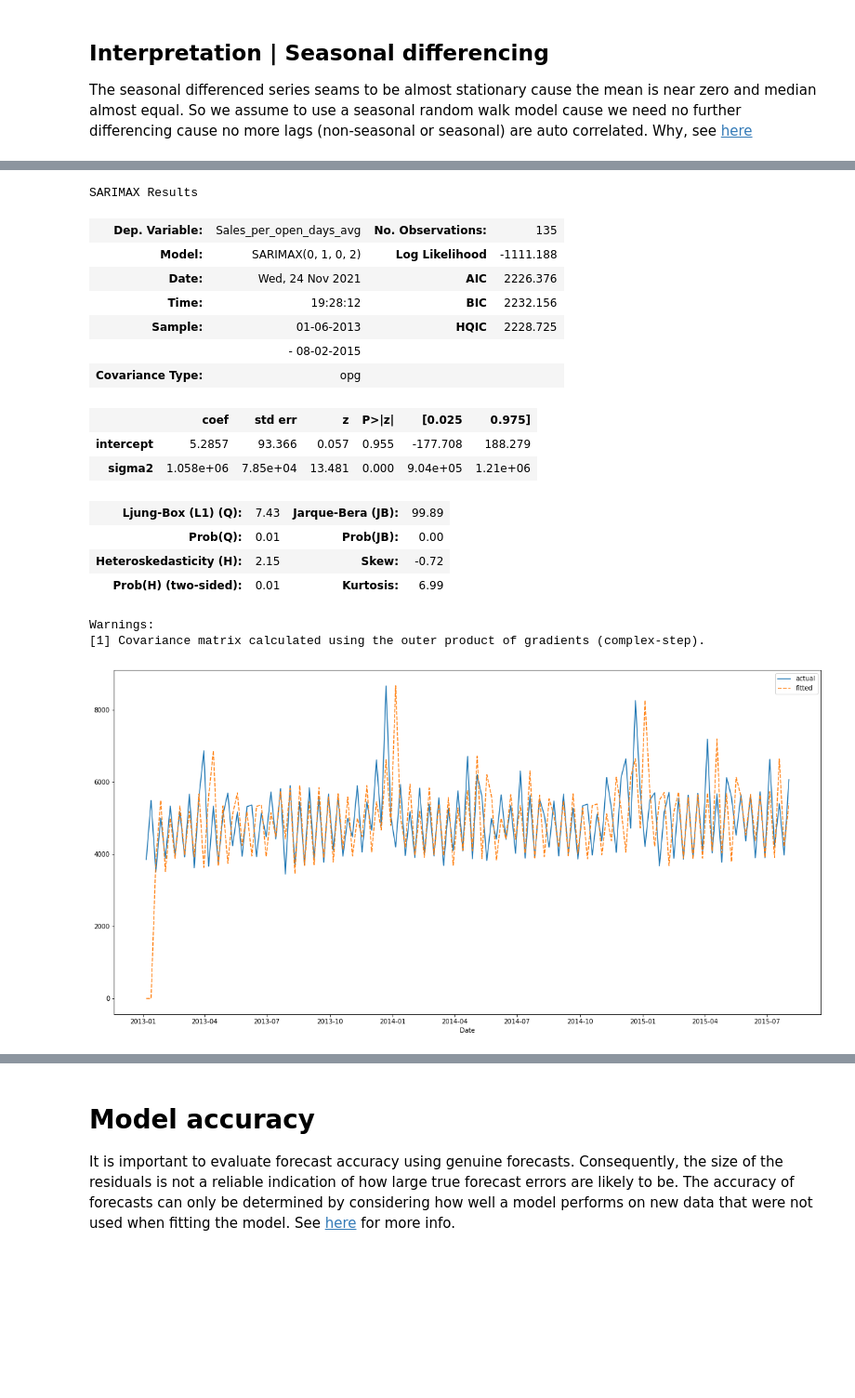
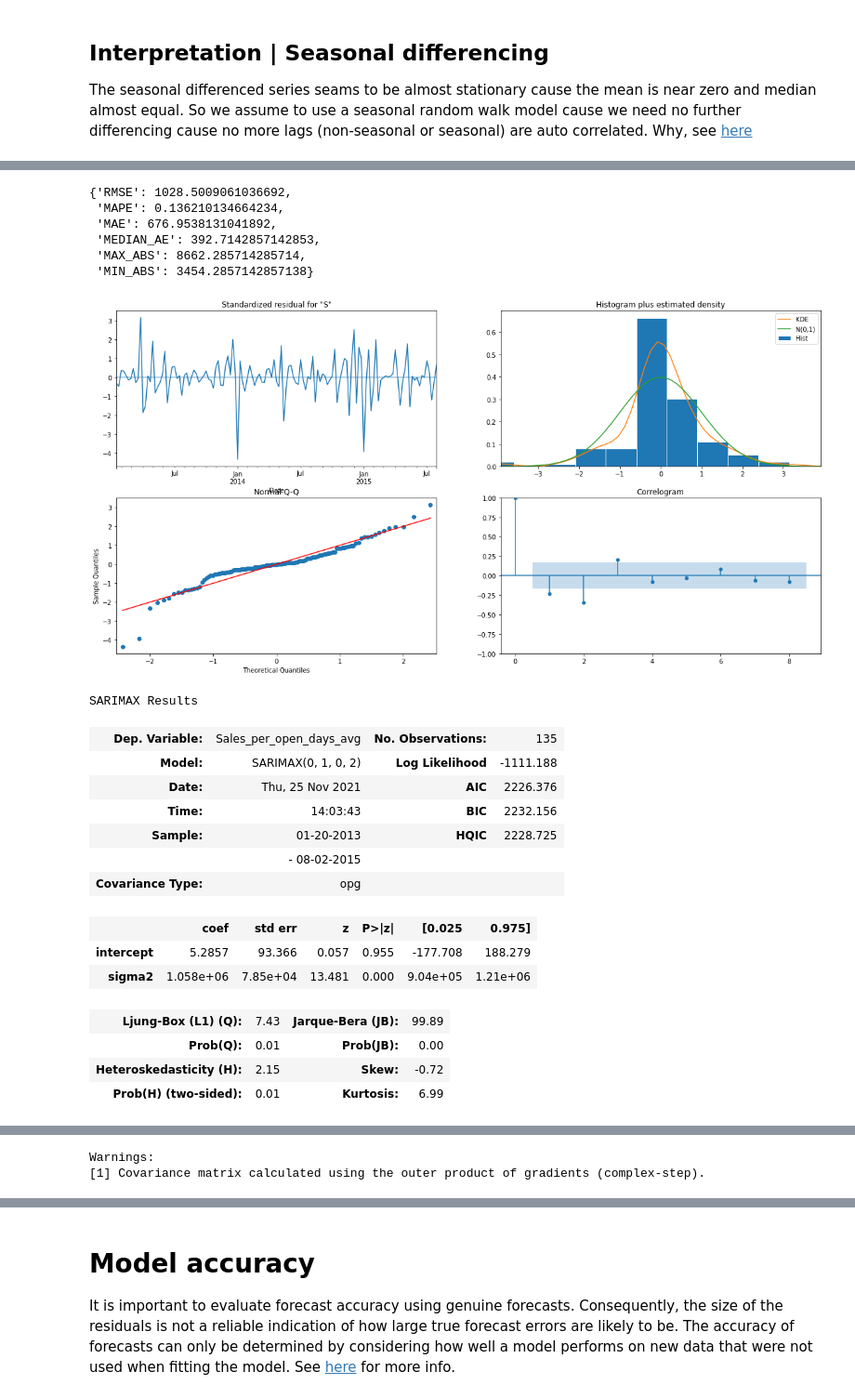
Before and after one commit to bruennijs/kaggle_rossmann_sales, a Jupyter notebook: regression_weekly.ipynb, the cells around one changed output, grey strips where cells are left out. Shown at 93% size. Saved outputs shown, nothing was run; the diff lists cells and outputs as text; code cells hidden in the pictures; blank space fills up the shorter version.

```diff
--- a/regression_weekly.ipynb
+++ b/regression_weekly.ipynb
@@ -51,27 +51,26 @@ def plot_series_hist_acf_kpss(Yt: Series, lags=5, plot_lag_plot=False, hist_bins
         plt.show()
 
 # Actual vs Fitted
-def plot_actual_and_fitted_values(y_t: Series, model_fit: ARIMAResults):
+def plot_actual_and_fitted_values(y: Series, model_fit: ARIMAResults):
     f, axes = plt.subplots(1, 1)
     f.set_size_inches(w=20, h=10)
-    f = sns.lineplot(data=pd.DataFrame({'actual': y_t, 'fitted': model_fit.fittedvalues}), ax=axes)
+    f = sns.lineplot(data=pd.DataFrame({'actual': y, 'fitted': model_fit.fittedvalues}), ax=axes)
     plt.show()
 
 
-def errors(y_t: Series, y_pred: Series):
+def errors(y: Series, y_pred: Series):
     return {
-        'RMSE': np.sqrt(mean_squared_error(y_t, y_pred, squared=True)),
-        'MAPE': mean_absolute_percentage_error(y_t, y_pred),
-        'MAE': mean_absolute_error(y_t, y_pred),
-        'MEDIAN_AE': median_absolute_error(y_t, y_pred),
+        'RMSE': np.sqrt(mean_squared_error(y, y_pred, squared=True)),
+        'MAPE': mean_absolute_percentage_error(y, y_pred),
+        'MAE': mean_absolute_error(y, y_pred),
+        'MEDIAN_AE': median_absolute_error(y, y_pred),
         'MAX_ABS': y_pred.abs().max(),
         'MIN_ABS': y_pred.abs().min()}
 
 
-def model_errors(y_t: Series, model_fit: ARIMAResults):
-    fitted:Series = model_fit.fittedvalues[y_t.index]
-    residuals:Series = model_fit.resid[y_t.index]
-    errors(fitted, residuals)
+def model_errors(y: Series, model_fit: ARIMAResults):
+    fitted:Series = model_fit.fittedvalues[y.index]
+    return errors(y, fitted)
 # %% [markdown]
 # Preprocessing
 Feature engineering, create categorial columns
@@ -187,15 +187,16 @@ from statsmodels.tsa.arima.model import ARIMAResults
 
 model: SARIMAX = SARIMAX(y_t, order=(0, 0, 0), seasonal_order=(0, 1, 0, 2), trend='c')
 model_fit: ARIMAResults = model.fit(disp=False)
-model_fit.summary()
+
+# Plot actual vs fitted values
+plot_actual_and_fitted_values(y_t, model_fit)
 
 errors_dict: dict[str, float] = model_errors(y_t.iloc[2:], model_fit)
 errors_dict
 
-# Plot actual vs fitted values
-plot_actual_and_fitted_values(y_t, model_fit)
-
 # Residuals diagnostics
 figure: Figure = model_fit.plot_diagnostics(lags=8, figsize=(20, 10))
 plt.show()
+
+model_fit.summary(start=2)
 # %% [output]
@@ -202,9 +204,16 @@ plt.show()
-SARIMAX Results
+{'RMSE': 1028.5009061036692,
+ 'MAPE': 0.136210134664234,
+ 'MAE': 676.9538131041892,
+ 'MEDIAN_AE': 392.7142857142853,
+ 'MAX_ABS': 8662.285714285714,
+ 'MIN_ABS': 3454.2857142857138}
+[figure]
+SARIMAX Results
 | Dep. Variable: | Sales_per_open_days_avg | No. Observations: | 135 |
 | Model: | SARIMAX(0, 1, 0, 2) | Log Likelihood | -1111.188 |
-| Date: | Wed, 24 Nov 2021 | AIC | 2226.376 |
-| Time: | 19:28:12 | BIC | 2232.156 |
-| Sample: | 01-06-2013 | HQIC | 2228.725 |
+| Date: | Thu, 25 Nov 2021 | AIC | 2226.376 |
+| Time: | 14:03:43 | BIC | 2232.156 |
+| Sample: | 01-20-2013 | HQIC | 2228.725 |
 |  | - 08-02-2015 |  |  |
 | Covariance Type: | opg |  |  |
 |  | coef | std err | z | P>|z| | [0.025 | 0.975] |
@@ -214,6 +223,3 @@ SARIMAX Results
 | Prob(Q): | 0.01 | Prob(JB): | 0.00 |
 | Heteroskedasticity (H): | 2.15 | Skew: | -0.72 |
 | Prob(H) (two-sided): | 0.01 | Kurtosis: | 6.99 |
-Warnings:
-[1] Covariance matrix calculated using the outer product of gradients (complex-step).
-[figure]
@@ -220,0 +226,2 @@ Warnings:
+Warnings:
+[1] Covariance matrix calculated using the outer product of gradients (complex-step).
```
Also changed, not shown: parts of 8 cells of this notebook.
